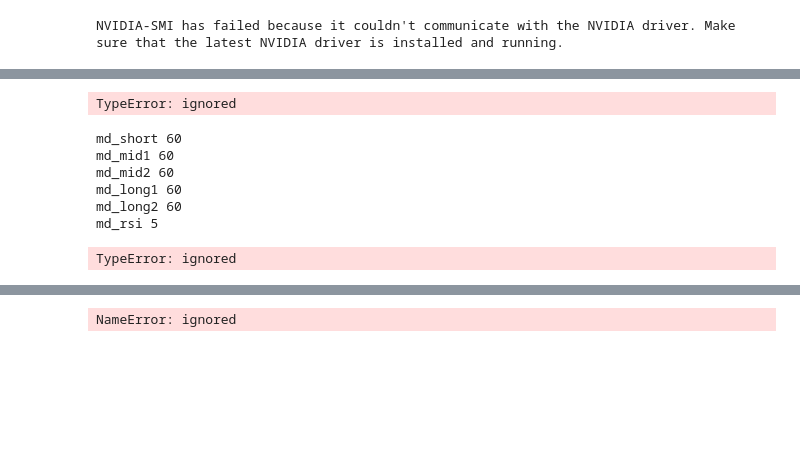
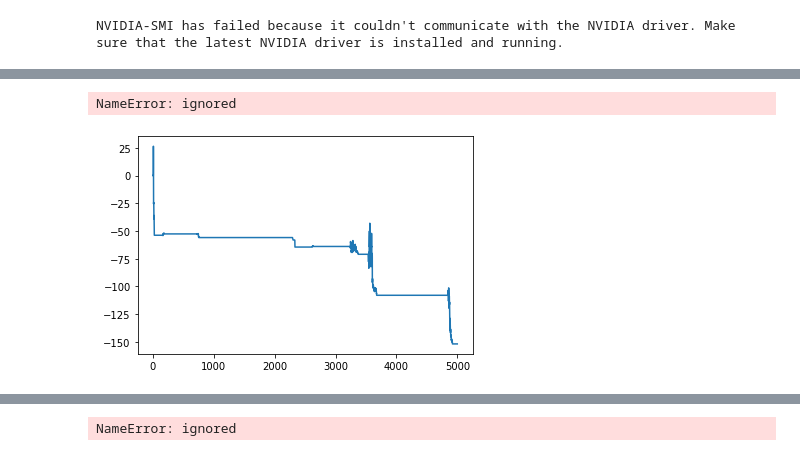
Before and after one commit to alunfes/1m-btc-data, a Jupyter notebook: Decision_Transformer.ipynb, the cells around one changed output, grey strips where cells are left out. Saved outputs shown, nothing was run; the diff lists cells and outputs as text; code cells hidden in the pictures; blank space fills up the shorter version.

```diff
--- a/Decision_Transformer.ipynb
+++ b/Decision_Transformer.ipynb
@@ -1452,35 +1456,56 @@ long2_length = 48000
 #initialize Env
 env = AccountEnv(is_done_pnl_ratio, order_distribution_num, market_order_fee, limit_order_fee, state_length)
 state, reward, is_done = env.reset()
-print('Env State Key & Shape')
-for k in state.keys():
-    print(k, len(state[k]))
-
+state_length = env.get_state_length()[0]
+next_state = state
 #initialize MarketData Wrapper
 mdnw = MarketDataNNWrapper()
 md_close = np.array(MarketData.logclose)
 rsi = MarketData.rsi
-market_data = mdnw.get_nn_input(md_close, rsi, 1000000, nn_input_length, short_length, mid1_length, mid2_length, long1_length, long2_length)
-print('MarketData NN Input Key & Shape')
-for k in market_data.keys():
-    print(k, len(market_data[k]))
+md_length = mdnw.get_nn_input_length(md_close, rsi, 1000000, nn_input_length, short_length, mid1_length, mid2_length, long1_length, long2_length)
 #initialize NN
-dqn = DQN(state['state_holding_buy_side'], )
+dqn = DQN(
+    md_length['short_length'], md_length['mid1_length'], md_length['mid2_length'], md_length['long1_length'], md_length['long1_length'], md_length['rsi_length'],
+    state_length['state_holding_buy_side'], state_length['state_holding_sell_side'], state_length['state_holding_size_percentage'], state_length['state_buy_order_size_percentage'],
+    state_length['state_sell_order_size_percentage'], state_length['state_pt_order'], state_length['state_lc_order'], state_length['state_buy_order_divergence'],
+    state_length['state_sell_order_divergence'], state_length['state_pt_order_divergence'], state_length['state_lc_order_divergence'], state_length['state_cancel_buy'],
+    state_length['state_cancel_sell'], state_length['state_cancel_pt'], state_length['state_cancel_lc'], state_length['state_market_close'], state_length['state_unrealized_pnl']
+    ).double() #floatでもいいかも、そっちの方が処理が早いはず
 
-for i in range(7):
+for i in range(5000):
     action = list(env.action_space_sample())
     if action[0] == 5 or action[0] == 6:
         action[0] = 0
     ohlc_t1 = MarketData.get_ohlc(i + start_ind+1)
     #int action, int order_dist_type, double order_price_start_ratio, double order_price_width_ratio, double pt_price_start_ratio, double pt_price_width_ratio, int num_pt_div, double lc_ratio, double market_close_ratio, list ohlc_t1
-    state, reward, is_done, _ = env.step(action[0], action[1], action[2], action[3], action[4], action[5], action[6], action[7], action[8], ohlc_t1)
-    market_data = mdnw.get_nn_input(md_close, rsi, i+start_ind, nn_input_length, short_length, mid1_length, mid2_length, long1_length, long2_length)
-    rm.push(market_data, state, action, reward)
+    next_state, reward, is_done, _ = env.step(action[0], action[1], action[2], action[3], action[4], action[5], action[6], action[7], action[8], ohlc_t1)
+    md = mdnw.get_nn_input(md_close, rsi, i+start_ind, nn_input_length, short_length, mid1_length, mid2_length, long1_length, long2_length)
+    #md = [torch.tensor(x, dtype=torch.float) for x in market_data]
+    #state = [torch.tensor(x, dtype=torch.float) for x in state]
+    #rm.push(md[0], md[1], md[2], md[3], md[4], md[5], s[0], s[1], s[2], s[3], s[4], s[5], s[6], s[7], s[8], s[9], s[10], s[11], s[12], s[13], s[14], s[15], s[16], action, reward)
+    rm.push(md, state, next_state, action, reward)
+    state = next_state
     if env.holding_side !=0:
-        print('i=',i, 'p=',ohlc[-1], 'holding side=', env.holding_side, ', holding size=', env.holding_size, ', holding price=', env.holding_price, ', pnl=', env.total_pnl, ', num trade=', env.num_trade, ', win rate=', env.win_rate, ', reward=',reward)
+        print('i=',i, 'p=',ohlc_t1[-1], 'holding side=', env.holding_side, ', holding size=', env.holding_size, ', holding price=', env.holding_price, ', pnl=', env.total_pnl, ', num trade=', env.num_trade, ', win rate=', env.win_rate, ', reward=',reward)
     if is_done:
         print('i=',i, ', done')
         break
 print('total pnl=', env.total_pnl, 'num trade=', env.num_trade, ', win rate=', env.win_rate)
 plt.plot(env.log_total_pnl)
+
+#do feed forward calc for batch selected data
+batch_size = 4900
+batches = rm.sample(batch_size)
+res = list(zip(*batches))
+md = torch.tensor(res[0])
+md = md.transpose(0,1)
+state = torch.tensor(res[1])
+state = state.transpose(0,1)
+outputs = dqn(batch_size, md[0], md[1], md[2], md[3], md[4], md[5],
+              state[0], state[1], state[2], state[3], state[4], state[5], state[6], state[7], state[8], state[9], state[10], state[11],
+              state[12], state[13], state[14], state[15], state[16])
+
+#train NN
+Q[state][action] += alpha * (reward + gamma * np.max(Q[next_state]) - Q[state][action])
+state = next_state
 # %% [output]
@@ -1504,15 +1529,2 @@ md_rsi 5
-TypeError: ignored
+NameError: ignored
+[figure, added]
-# %%
-for k in market_data.keys():
-    print(k, len(market_data[k]))
-# %% [output]
-md_short 60
-md_mid1 60
-md_mid2 60
-md_long1 60
-md_long2 60
-md_rsi 5
-# %%
-dqn = DQN()
-# %% [output]
-TypeError: ignored
```
Also changed, not shown: parts of 23 cells of this notebook.
